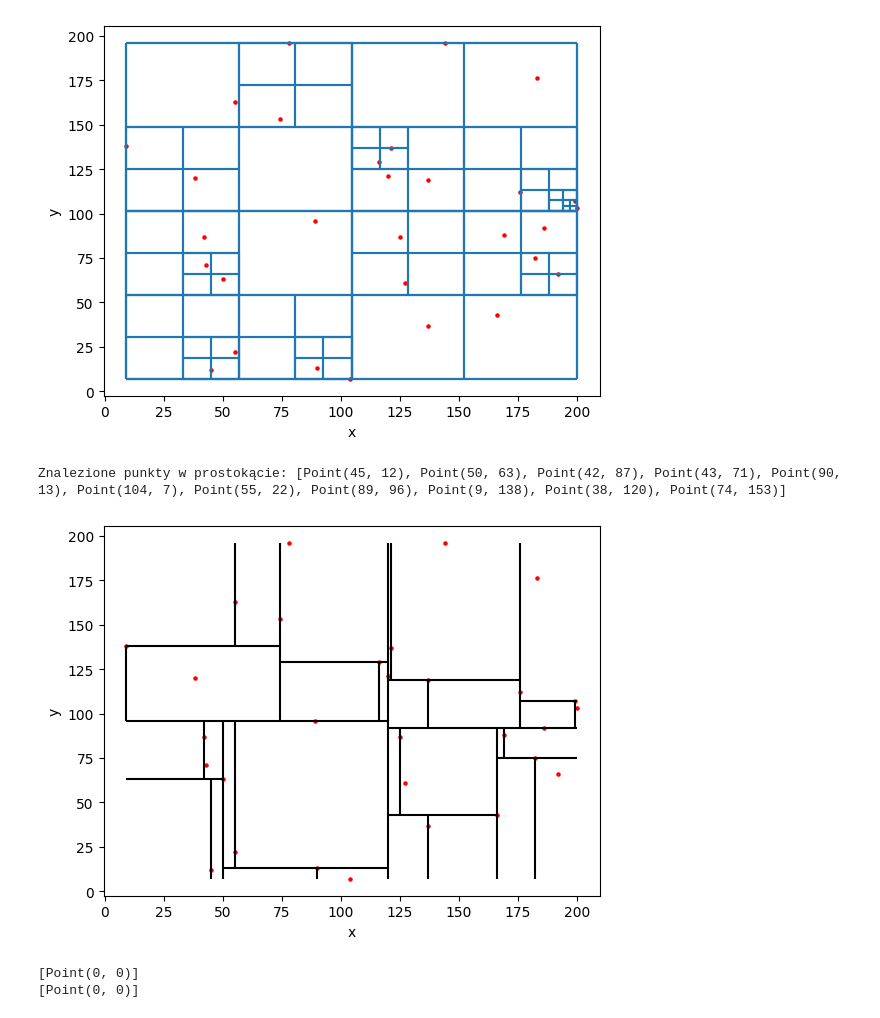
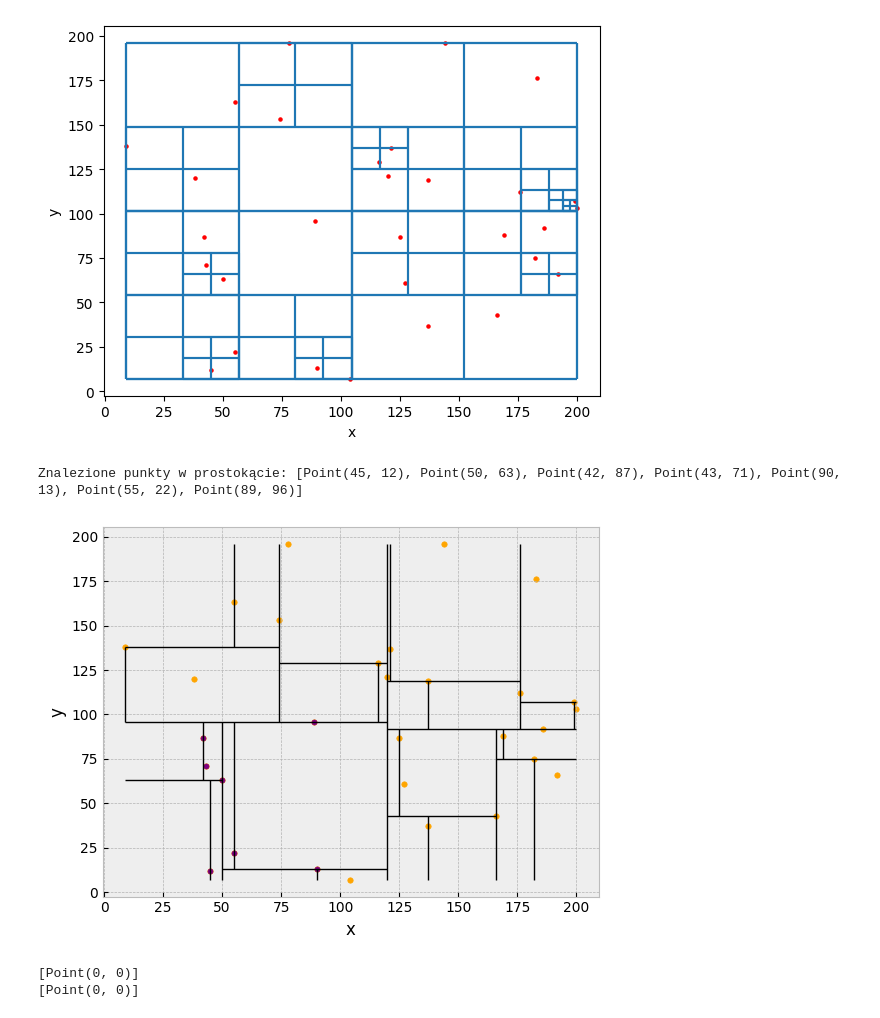
Before and after one commit to martowicz/quadtree_kdtree_project, a Jupyter notebook: test.ipynb, the cells around one changed output. Cells and saved outputs as stored; diff of their text form; code cells hidden in the pictures.

```diff
--- a/test.ipynb
+++ b/test.ipynb
@@ -34,40 +34,40 @@ vis.show()
 [figure]
 # %%
 import importlib
-import kd_tree  # Import całego modułu
+import kd_tree_vis # Import całego modułu
 
-importlib.reload(kd_tree)  # Ponowne załadowanie modułu
+importlib.reload(kd_tree_vis)  # Ponowne załadowanie modułu
 
 # Uzyskanie dostępu do klasy
-KdTree = kd_tree.KdTree
+Kd_tree_vis = kd_tree_vis.Kd_tree_vis
 # %%
 # Przykladowe punkty
 points=[
     Point(192, 66), Point(55, 163), Point(50, 63), Point(186, 92), Point(74, 153),
     Point(125, 87), Point(78, 196), Point(43, 71), Point(90, 13), Point(199, 107),
     Point(176, 112), Point(9, 138), Point(169, 88), Point(42, 87), Point(121, 137),
     Point(137, 37), Point(45, 12), Point(183, 176), Point(104, 7), Point(38, 120),
     Point(137, 119), Point(116, 129), Point(166, 43), Point(89, 96), Point(200, 103),
     Point(55, 22), Point(182, 75), Point(144, 196), Point(120, 121), Point(127, 61)
 ]
 points_2=[]
 for i in range(1000):
     x=i*0.3
     y=i*0.3
     points_2.append(Point(x,y))
 
 
 # Tworzenie KD-drzewa
-kdtree = KdTree(points)
+kdtree_vis = Kd_tree_vis(points)
 
 
-found_points = kdtree.find(RectangleArea(0, 0, 109, 159))
+found_points = kdtree_vis.find(RectangleArea(0, 0, 100, 100))
 print("Znalezione punkty w prostokącie:", found_points)
-viskd = kdtree.get_vis()
+viskd = kdtree_vis.get_vis()
 viskd.show()
 # %% [output]
-Znalezione punkty w prostokącie: [Point(45, 12), Point(50, 63), Point(42, 87), Point(43, 71), Point(90, 13), Point(104, 7), Point(55, 22), Point(89, 96), Point(9, 138), Point(38, 120), Point(74, 153)]
+Znalezione punkty w prostokącie: [Point(45, 12), Point(50, 63), Point(42, 87), Point(43, 71), Point(90, 13), Point(55, 22), Point(89, 96)]
-[figure, old version]
+[figure, new version]
 # %%
 points = [Point(0, 0), Point(0, 1), Point(1, 0), Point(1, 1)]
 tree = Quadtree(points)
```
Also changed, not shown: parts of 1 cell of this notebook, 17 other files.
